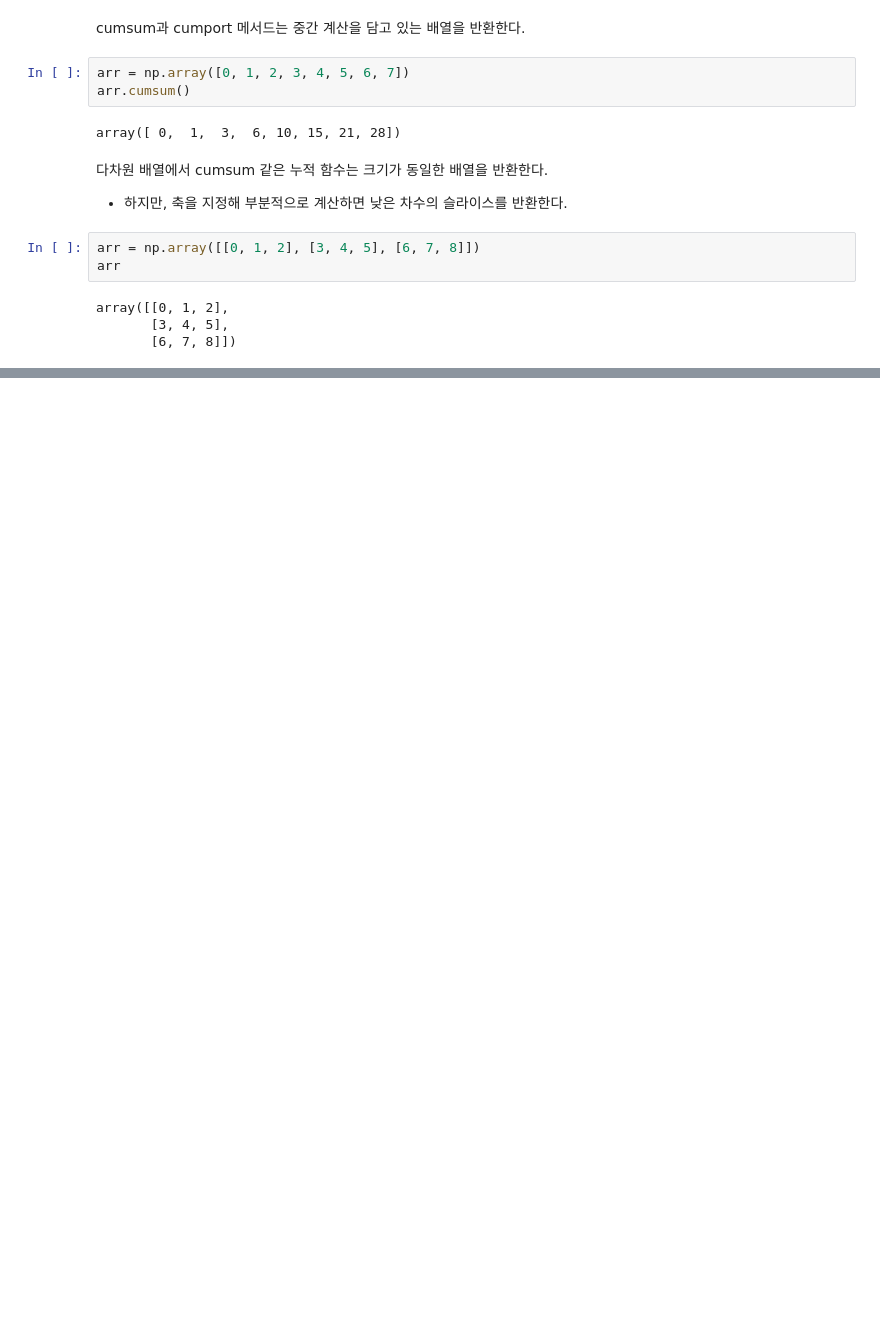
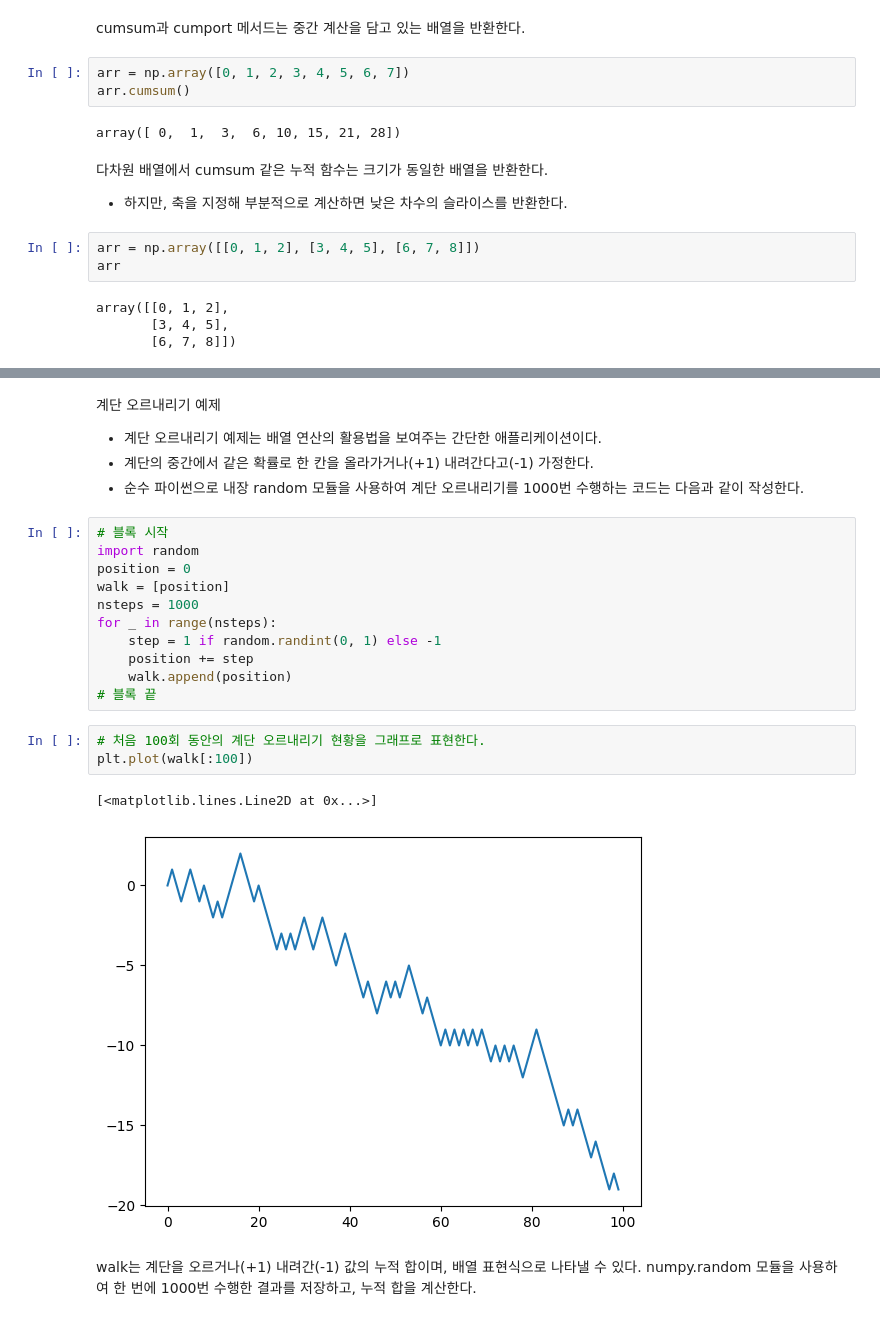
Before and after one commit to kamja44/MLTIL, a Jupyter notebook: Python for Data Analysis/Chap4/numpyStudy.ipynb, the cells around one changed output, grey strips where cells are left out. Cells and saved outputs as stored; diff of their text form; blank space fills up the shorter version.

Commit message:
numpy

```diff
--- a/Python for Data Analysis/Chap4/numpyStudy.ipynb
+++ b/Python for Data Analysis/Chap4/numpyStudy.ipynb
@@ -977,0 +1276,25 @@ array([[0, 1, 2],
+# %% [markdown]
+계단 오르내리기 예제
+- 계단 오르내리기 예제는 배열 연산의 활용법을 보여주는 간단한 애플리케이션이다.
+- 계단의 중간에서 같은 확률로 한 칸을 올라가거나(+1) 내려간다고(-1) 가정한다.
+- 순수 파이썬으로 내장 random 모듈을 사용하여 계단 오르내리기를 1000번 수행하는 코드는 다음과 같이 작성한다.
+# %%
+# 블록 시작
+import random
+position = 0
+walk = [position]
+nsteps = 1000
+for _ in range(nsteps):
+    step = 1 if random.randint(0, 1) else -1
+    position += step
+    walk.append(position)
+# 블록 끝
+# %%
+# 처음 100회 동안의 계단 오르내리기 현황을 그래프로 표현한다.
+plt.plot(walk[:100])
+# %% [output]
+[<matplotlib.lines.Line2D at 0x...>]
+[figure, added]
+# %% [markdown]
+walk는 계단을 오르거나(+1) 내려간(-1) 값의 누적 합이며, 배열 표현식으로 나타낼 수 있다.
+numpy.random 모듈을 사용하여 한 번에 1000번 수행한 결과를 저장하고, 누적 합을 계산한다.
```
Also changed, not shown: parts of 82 cells of this notebook, 3 other files.
